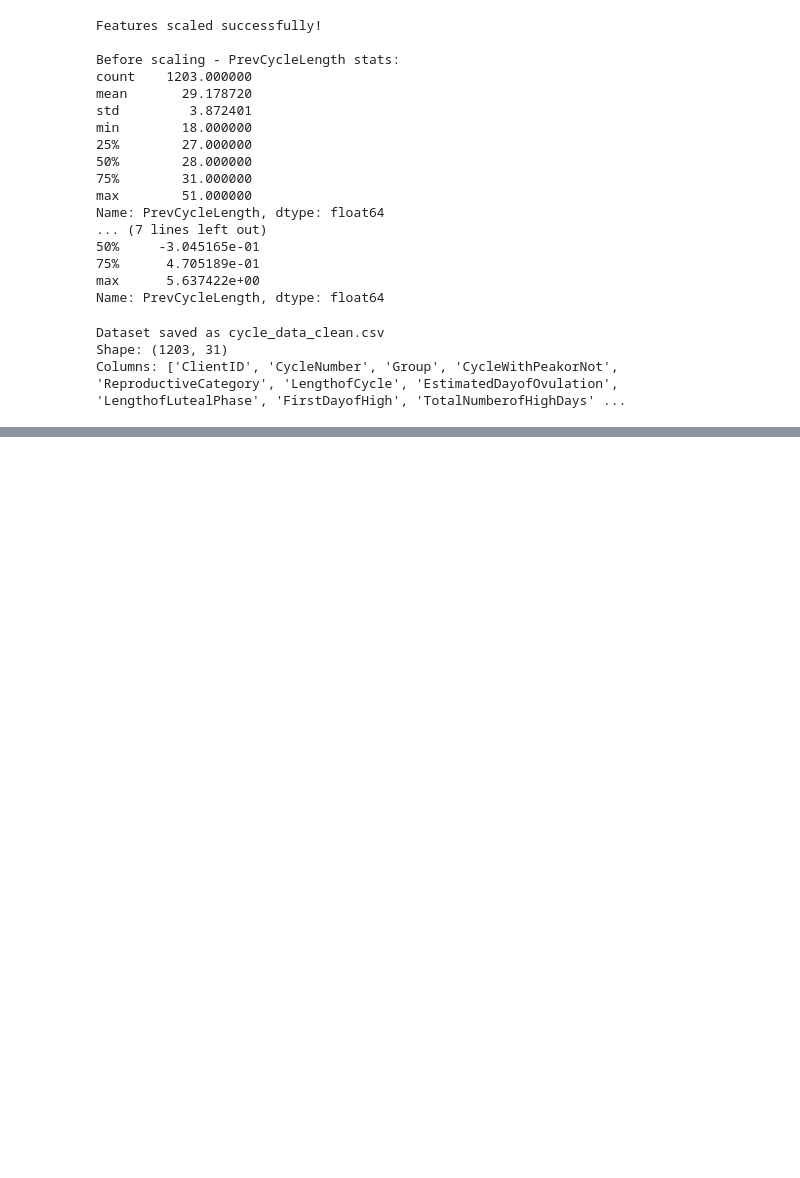
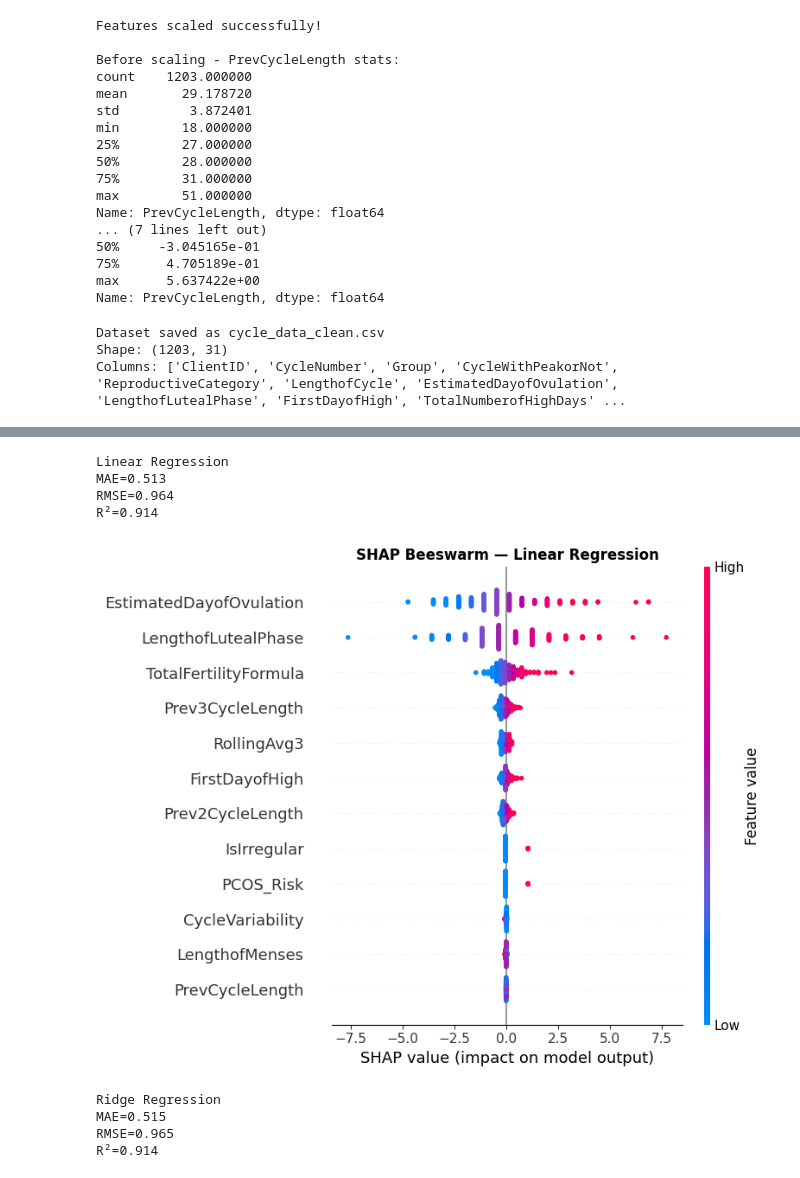
Before and after one commit to NamatovuChristineMaria123/Menstrual-Cycle-Forecasting, a Jupyter notebook: track_cycle.ipynb, the cells around one changed output, grey strips where cells are left out. Saved outputs shown, nothing was run; the diff lists cells and outputs as text; code cells hidden in the pictures; blank space fills up the shorter version.

Commit message:
model training(8mds)

```diff
--- a/track_cycle.ipynb
+++ b/track_cycle.ipynb
@@ -1258,0 +678,70 @@ Best Model: Linear Regression
+# %%
+# LINEAR REGRESSION
+# Training & Evaluation
+
+from sklearn.linear_model import LinearRegression
+from sklearn.metrics import mean_absolute_error, mean_squared_error, r2_score
+
+lr_model = LinearRegression()
+lr_model.fit(X_train, y_train)
+lr_pred  = lr_model.predict(X_test)
+
+lr_mae  = mean_absolute_error(y_test, lr_pred)
+lr_rmse = np.sqrt(mean_squared_error(y_test, lr_pred))
+lr_r2   = r2_score(y_test, lr_pred)
+
+print(f"Linear Regression")
+print(f"MAE={lr_mae:.3f}")
+print(f"RMSE={lr_rmse:.3f}")
+print(f"R²={lr_r2:.3f}")
+# %% [output]
+Linear Regression
+MAE=0.513
+RMSE=0.964
+R²=0.914
+# %%
+# LINEAR REGRESSION
+# XAI: SHAP LinearExplainer -chosen since its exact and fast for linear models,
+# computes Shapley values directly from coefficients
+
+import shap, matplotlib.pyplot as plt
+
+lr_explainer   = shap.LinearExplainer(lr_model, X_train)
+lr_shap_values = lr_explainer.shap_values(X_test)
+lr_explanation = shap.Explanation(
+    values=lr_shap_values,
+    base_values=lr_explainer.expected_value,
+    data=X_test.values,
+    feature_names=feature_cols
+)
+
+shap.plots.beeswarm(lr_explanation, max_display=12, show=False)
+plt.title("SHAP Beeswarm — Linear Regression", fontweight='bold')
+plt.tight_layout()
+plt.savefig('visuals/xai_lr_shap.png', dpi=150, bbox_inches='tight')
+plt.show()
+# %% [output]
+[figure, added]
+# %%
+# RIDGE REGRESSION
+# Training & Evaluation
+
+from sklearn.linear_model import Ridge
+
+ridge_model = Ridge(alpha=1.0)
+ridge_model.fit(X_train, y_train)
+ridge_pred  = ridge_model.predict(X_test)
+
+ridge_mae  = mean_absolute_error(y_test, ridge_pred)
+ridge_rmse = np.sqrt(mean_squared_error(y_test, ridge_pred))
+ridge_r2   = r2_score(y_test, ridge_pred)
+
+print(f"Ridge Regression")
+print(f"MAE={ridge_mae:.3f}")
+print(f"RMSE={ridge_rmse:.3f}")
+print(f"R²={ridge_r2:.3f}")
+# %% [output]
+Ridge Regression
+MAE=0.515
+RMSE=0.965
+R²=0.914
```
Also changed, not shown: parts of 52 cells of this notebook, 25 other files.
